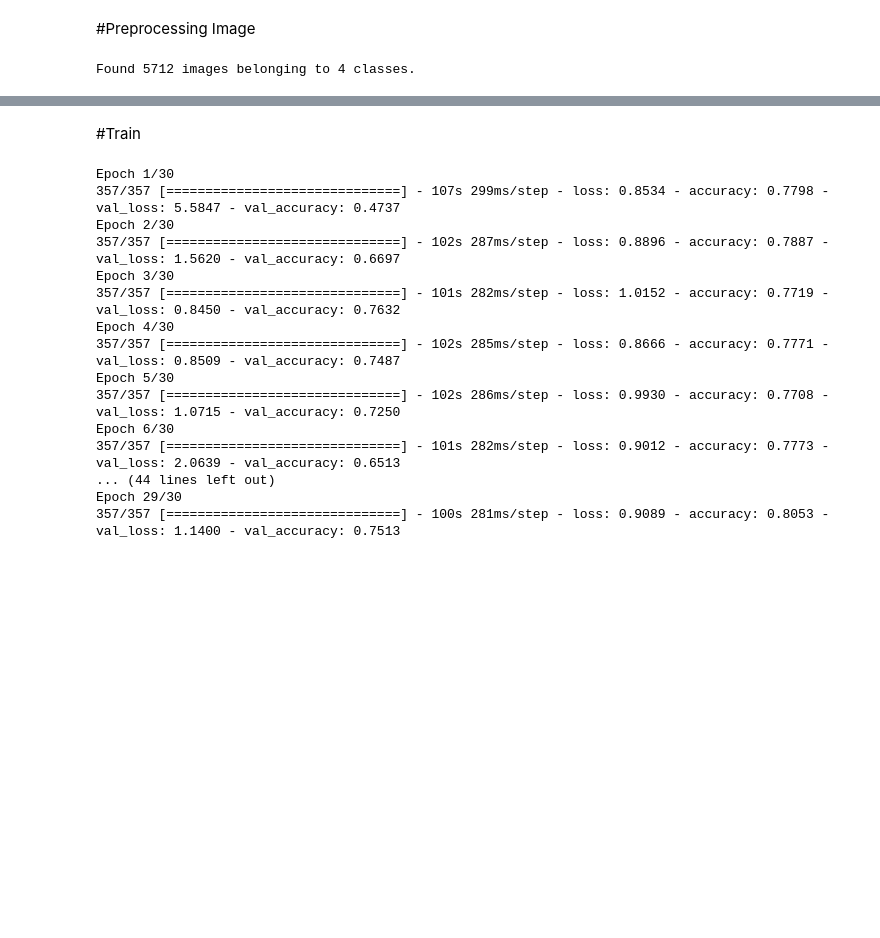
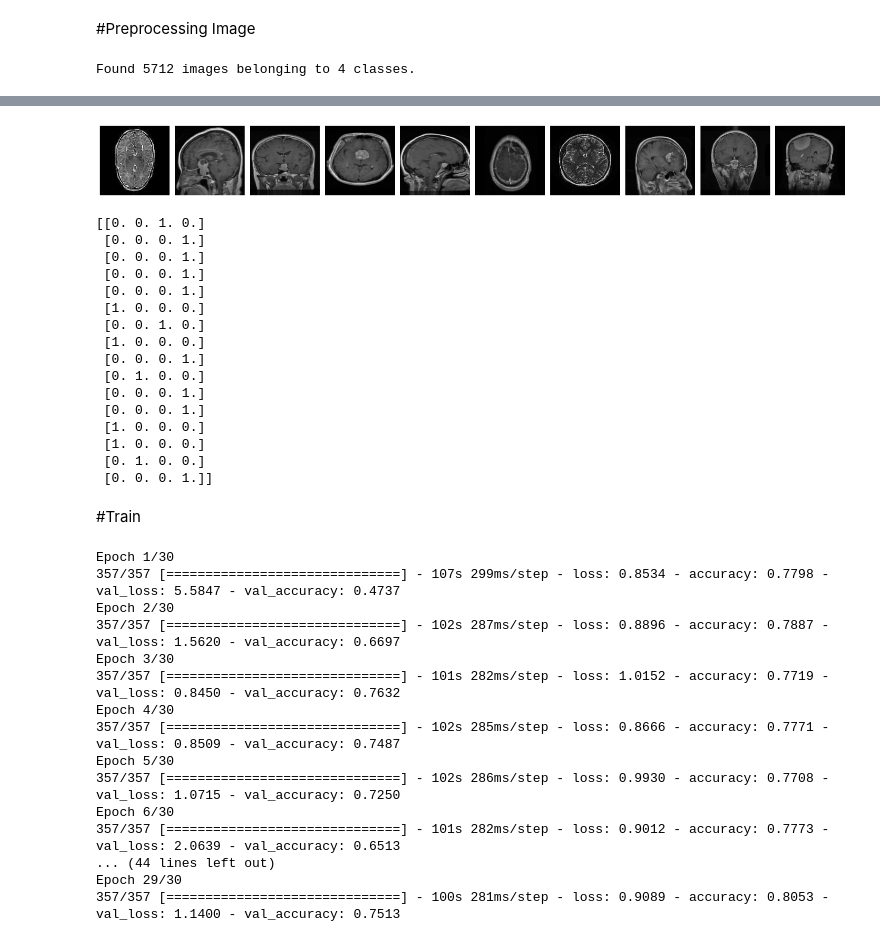
Before and after one commit to MorningStarTM/Machine_Learning_Examples, a Jupyter notebook: brain_cancer_detection.ipynb, the cells around one changed output, grey strips where cells are left out. Saved outputs shown, nothing was run; the diff lists cells and outputs as text; code cells hidden in the pictures; blank space fills up the shorter version.

```diff
--- a/brain_cancer_detection.ipynb
+++ b/brain_cancer_detection.ipynb
@@ -124,3 +124,36 @@ Found 760 images belonging to 4 classes.
+# %%
+imgs, labels = next(train_set)
+# %%
+def PlotImg(img_arr):
+  fig, axes = plt.subplots(1, 10, figsize=(20,20))
+  axes = axes.flatten()
+  for img, ax in zip(img_arr, axes):
+    ax.imshow(img)
+    ax.axis('off')
+
+  plt.tight_layout()
+  plt.show()
+# %%
+PlotImg(imgs)
+print(labels)
+# %% [output]
+[figure, added]
+[[0. 0. 1. 0.]
+ [0. 0. 0. 1.]
+ [0. 0. 0. 1.]
+ [0. 0. 0. 1.]
+ [0. 0. 0. 1.]
+ [1. 0. 0. 0.]
+ [0. 0. 1. 0.]
+ [1. 0. 0. 0.]
+ [0. 0. 0. 1.]
+ [0. 1. 0. 0.]
+ [0. 0. 0. 1.]
+ [0. 0. 0. 1.]
+ [1. 0. 0. 0.]
+ [1. 0. 0. 0.]
+ [0. 1. 0. 0.]
+ [0. 0. 0. 1.]]
 # %% [markdown]
 #Train
 # %%
```
Also changed, not shown: parts of 15 cells of this notebook.
